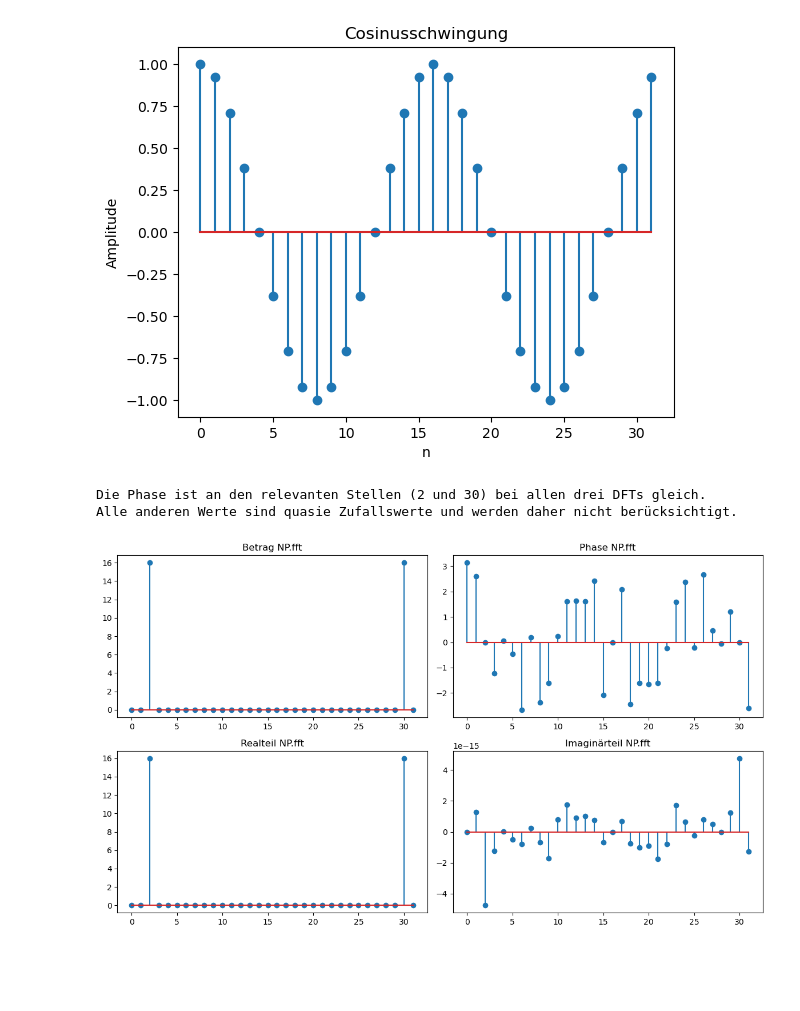
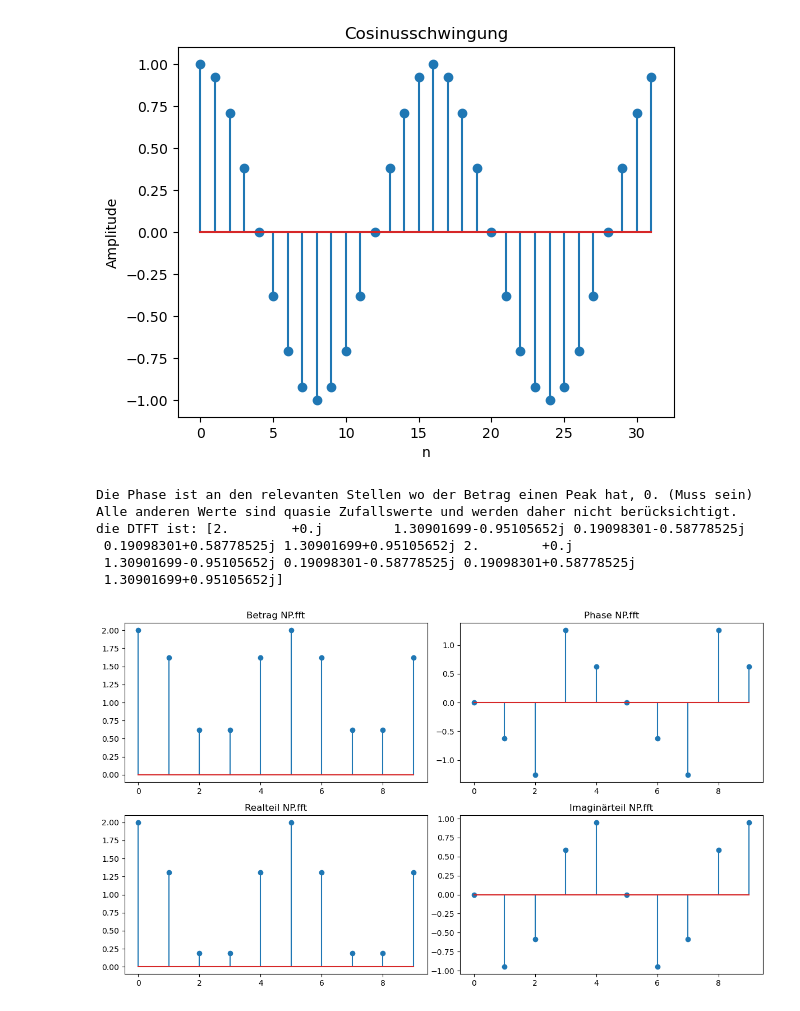
Before and after one commit to sonnii23/DigSigRep, a Jupyter notebook: digsig1/KlausurRechner/neuKlausurRechner/DTFT.ipynb, the cells around one changed output. Cells and saved outputs as stored; diff of their text form; code cells hidden in the pictures; blank space fills up the shorter version.

```diff
--- a/digsig1/KlausurRechner/neuKlausurRechner/DTFT.ipynb
+++ b/digsig1/KlausurRechner/neuKlausurRechner/DTFT.ipynb
@@ -1,23 +1,23 @@
 # %% [markdown]
 # DTFT - DFT Rechner
 # %%
-import numpy as np
-import matplotlib.pyplot as plt
+# import numpy as np
+# import matplotlib.pyplot as plt
 
-# Parameter der Aufgabenstellung
-n = np.arange(32)
-N = 32
-W_0 = 4 * np.pi / N
+# # Parameter der Aufgabenstellung
+# n = np.arange(32)
+# N = 32
+# W_0 = 4 * np.pi / N
 
-# Berechnung der Cosinus-Schwingung
-function = np.cos(W_0 * n)
+# # Berechnung der Cosinus-Schwingung
+# function = np.cos(W_0 * n)
 
-# Darstellung der Cosinus-Schwingung
-plt.stem(n, function)
+# # Darstellung der Cosinus-Schwingung
+# plt.stem(n, function)
 
-plt.xlabel('n')
-plt.ylabel('Amplitude')
-plt.title('Cosinusschwingung')
-plt.show()
+# plt.xlabel('n')
+# plt.ylabel('Amplitude')
+# plt.title('Cosinusschwingung')
+# plt.show()
 # %% [output]
 [figure]
@@ -24,26 +80,33 @@ plt.show()
 # %%
+n = np.arange(10)
+
 # Zuweisung der DFT
-dft_NP = np.fft.fft(function)
+dft_NP = np.fft.fft(dirac(n)+dirac(n-2))
 
 # Plot der DFTs
 fig ,ax = plt.subplots(2, 2, figsize=(12, 7))
 
 # Plot der np.fft.fft Funktion
 ax[0][0].set_title('Betrag NP.fft')
 ax[0][0].stem(n, np.abs(dft_NP))
 ax[0][1].set_title('Phase NP.fft')
 ax[0][1].stem(np.angle(dft_NP))
 ax[1][0].set_title('Realteil NP.fft')
 ax[1][0].stem(np.real(dft_NP))
 ax[1][1].set_title('Imaginärteil NP.fft')
 ax[1][1].stem(np.imag(dft_NP))
 
 plt.tight_layout()
 
 # Fazit
 print("Die Phase ist an den relevanten Stellen wo der Betrag einen Peak hat, 0. (Muss sein)")
 print("Alle anderen Werte sind quasie Zufallswerte und werden daher nicht berücksichtigt.")
+print("die DTFT ist:", dft_NP)
 # %% [output]
-Die Phase ist an den relevanten Stellen (2 und 30) bei allen drei DFTs gleich.
+Die Phase ist an den relevanten Stellen wo der Betrag einen Peak hat, 0. (Muss sein)
 Alle anderen Werte sind quasie Zufallswerte und werden daher nicht berücksichtigt.
+die DTFT ist: [2.        +0.j         1.30901699-0.95105652j 0.19098301-0.58778525j
+ 0.19098301+0.58778525j 1.30901699+0.95105652j 2.        +0.j
+ 1.30901699-0.95105652j 0.19098301-0.58778525j 0.19098301+0.58778525j
+ 1.30901699+0.95105652j]
-[figure, old version]
+[figure, new version]
```
Also changed, not shown: parts of 1 cell of this notebook, 2 other files.
